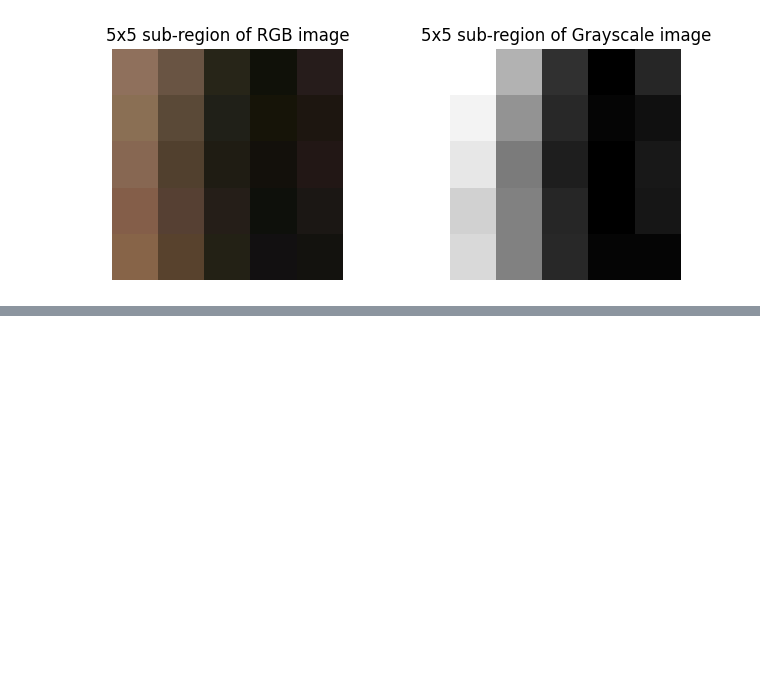
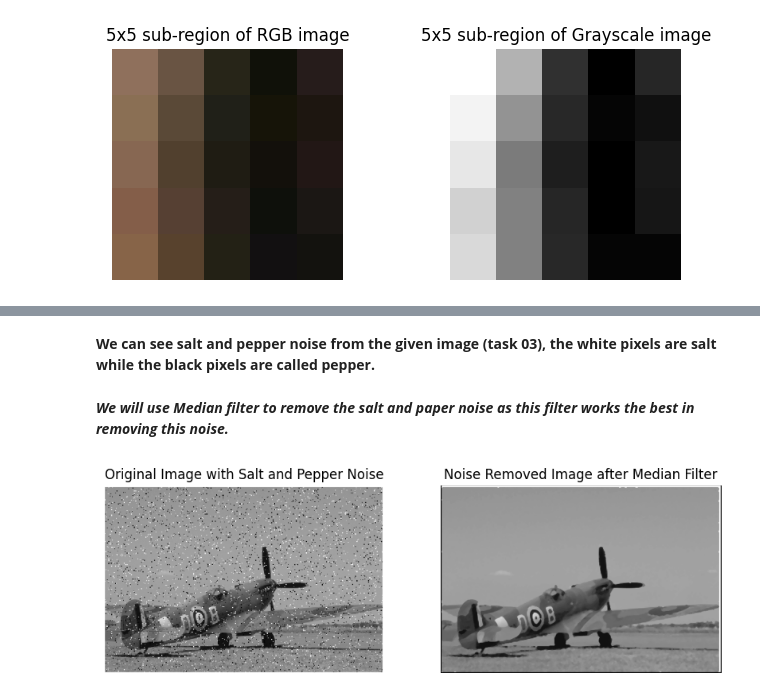
Before and after one commit to leviackerman9000/Digital_Image_Processing_Assignment, a Jupyter notebook: DIP_LAB_Combined_Tasks.ipynb, the cells around one changed output, grey strips where cells are left out. Drawn from its saved outputs; the diff is of its cells as text; code cells hidden in the pictures; blank space fills up the shorter version.

Commit message:
combined all tasks

```diff
--- a/DIP_LAB_Combined_Tasks.ipynb
+++ b/DIP_LAB_Combined_Tasks.ipynb
@@ -87,0 +100,45 @@ plt.show()
+# %%
+img = cv2.imread("/content/drive/MyDrive/DIP Lab Resources/Assignment/DIP_Lab_task_03.png")
+img_gray = cv2.cvtColor(img, cv2.COLOR_BGR2GRAY)
+# %% [markdown]
+**We can see salt and pepper noise from the given image (task 03), the white pixels are salt while the black pixels are called pepper.**
+# %% [markdown]
+***We will use Median filter to remove the salt and paper noise as this filter works the best in removing this noise.***
+# %%
+def median_blur(image, kernel_size):
+
+  height, width = image.shape
+  ksize_half = kernel_size // 2
+
+  blurred_image = np.zeros_like(image)
+
+  for y in range(ksize_half, height - ksize_half):
+    for x in range(ksize_half, width - ksize_half):
+      neighborhood = image[y - ksize_half:y + ksize_half + 1,
+                          x - ksize_half:x + ksize_half + 1]
+
+      neighborhood_flattened = neighborhood.flatten()
+      median_value = np.median(neighborhood_flattened)
+      blurred_image[y, x] = median_value
+
+  return blurred_image
+
+
+kernel_size = 4
+blurred_image = median_blur(img_gray, kernel_size)
+
+plt.figure(figsize=(10, 5))
+
+plt.subplot(1, 2, 1)
+plt.imshow(img_gray, cmap ='gray')
+plt.title('Original Image with Salt and Pepper Noise')
+plt.axis('off')
+
+plt.subplot(1, 2, 2)
+plt.imshow(blurred_image, cmap = 'gray')
+plt.title('Noise Removed Image after Median Filter')
+plt.axis('off')
+
+plt.show()
+# %% [output]
+[figure, added]
```
Also changed, not shown: parts of 8 cells of this notebook.
